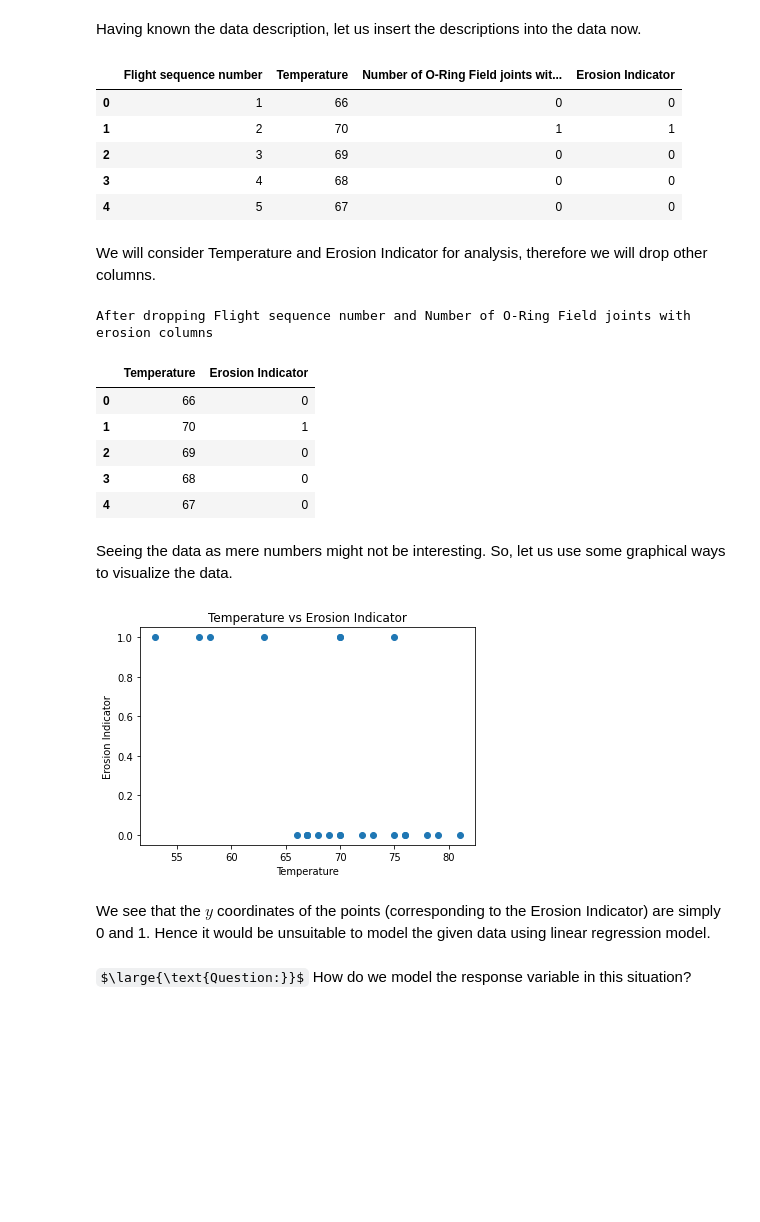
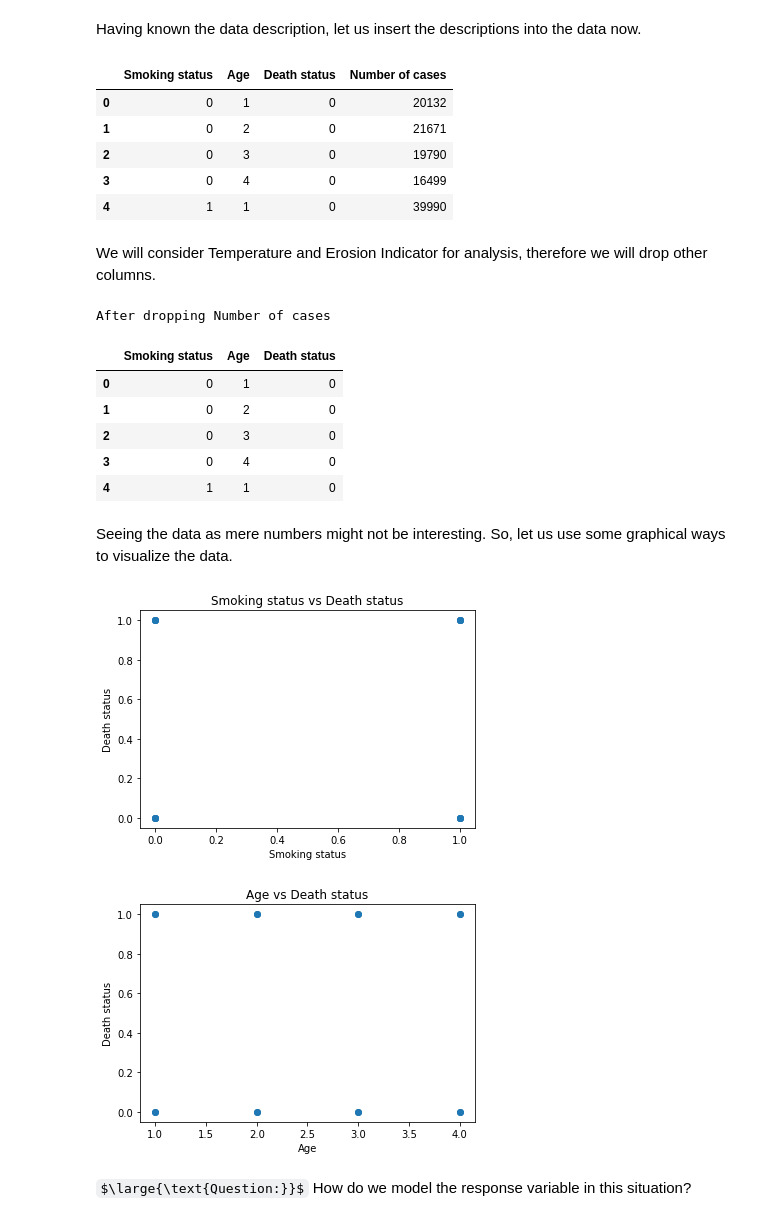
Before and after one commit to vinodnbhat/AIML-CEP-2021-Assignments, a Jupyter notebook: CEP_Logistic_Regression_Asgn1.ipynb, the cells around one changed output. Drawn from its saved outputs; the diff is of its cells as text; code cells hidden in the pictures; some formulas as TeX source; blank space fills up the shorter version.

```diff
--- a/CEP_Logistic_Regression_Asgn1.ipynb
+++ b/CEP_Logistic_Regression_Asgn1.ipynb
@@ -18,7 +18,7 @@ Now let us consider some open source data sets available in the internet.
 #Let us explore the data and the description
 
 #Get the data from the web
-data = pd.read_csv('http://users.stat.ufl.edu/~winner/data/challenger.dat', delim_whitespace=True, index_col=False, header=None)
+data = pd.read_csv('http://users.stat.ufl.edu/~winner/data/smkdth.dat', delim_whitespace=True, index_col=False, header=None)
 
 #print the first few rows of the data
 data.head()
@@ -81,50 +81,55 @@ Indicator of erosion or blowby    32
 # %% [markdown]
 Having known the data description, let us insert the descriptions into the data now.
 # %%
-data.columns = ['Flight sequence number', 'Temperature', 'Number of O-Ring Field joints with erosion','Erosion Indicator']
+data.columns = ['Smoking status', 'Age', 'Death status','Number of cases']
 
 
 #check by printing the data again
 data.head()
 # %% [output]
-|  | Flight sequence number | Temperature | Number of O-Ring Field joints wit... | Erosion Indicator |
-| 0 | 1 | 66 | 0 | 0 |
-| 1 | 2 | 70 | 1 | 1 |
-| 2 | 3 | 69 | 0 | 0 |
-| 3 | 4 | 68 | 0 | 0 |
-| 4 | 5 | 67 | 0 | 0 |
+|  | Smoking status | Age | Death status | Number of cases |
+| 0 | 0 | 1 | 0 | 20132 |
+| 1 | 0 | 2 | 0 | 21671 |
+| 2 | 0 | 3 | 0 | 19790 |
+| 3 | 0 | 4 | 0 | 16499 |
+| 4 | 1 | 1 | 0 | 39990 |
 # %% [markdown]
 We will consider Temperature and Erosion Indicator for analysis, therefore we will drop other columns.
 # %%
 # drop columns 'Flight sequence number' and 'Number of O-Ring Field Joints with erosion'
-data.pop('Flight sequence number')
-data.pop('Number of O-Ring Field joints with erosion')
+data.pop('Number of cases')
 
-print('After dropping Flight sequence number and Number of O-Ring Field joints with erosion columns')
+print('After dropping Number of cases')
 data.head()
 # %% [output]
-After dropping Flight sequence number and Number of O-Ring Field joints with erosion columns
+After dropping Number of cases
-|  | Temperature | Erosion Indicator |
-| 0 | 66 | 0 |
-| 1 | 70 | 1 |
-| 2 | 69 | 0 |
-| 3 | 68 | 0 |
-| 4 | 67 | 0 |
+|  | Smoking status | Age | Death status |
+| 0 | 0 | 1 | 0 |
+| 1 | 0 | 2 | 0 |
+| 2 | 0 | 3 | 0 |
+| 3 | 0 | 4 | 0 |
+| 4 | 1 | 1 | 0 |
 # %% [markdown]
 Seeing the data as mere numbers might not be interesting. So, let us use some graphical ways to visualize the data.
 # %%
 #We will plot a scatter plot of Temperature vs Erosion Indicator
 
-plt.scatter(data['Temperature'], data['Erosion Indicator'])
-#plt.scatter(data.iloc[:,0], data.iloc[:,1])
-plt.title("Temperature vs Erosion Indicator")
-plt.xlabel("Temperature")
-plt.ylabel("Erosion Indicator")
+plt.scatter(data['Smoking status'], data['Death status'])
+#plt.scatter(data.iloc[:,0], data.iloc[:,2])
+plt.title("Smoking status vs Death status")
+plt.xlabel("Smoking status")
+plt.ylabel("Death status")
 plt.show()
+
+plt.scatter(data['Age'], data['Death status'])
+#plt.scatter(data.iloc[:,1], data.iloc[:,2])
+plt.title("Age vs Death status")
+plt.xlabel("Age")
+plt.ylabel("Death status")
+plt.show()
 # %% [output]
-[figure, old version]
+[figure, new version]
+[figure, added]
-# %% [markdown]
-We see that the $y$ coordinates of the points (corresponding to the Erosion Indicator) are simply 0 and 1. Hence it would be unsuitable to model the given data using linear regression model.
 # %% [markdown]
 $\large{\text{Question:}}$ How do we model the response variable in this situation?
 # %% [markdown]
```
Also changed, not shown: parts of 7 cells of this notebook.
